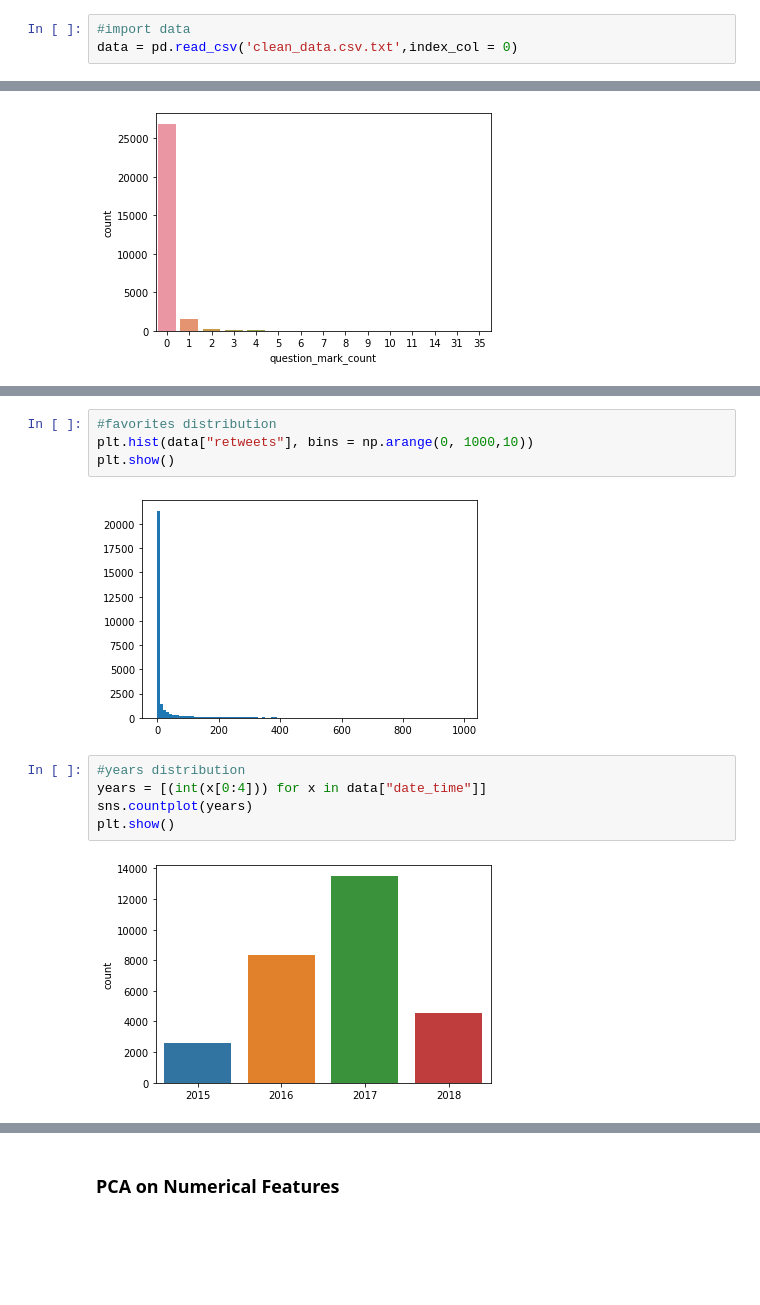
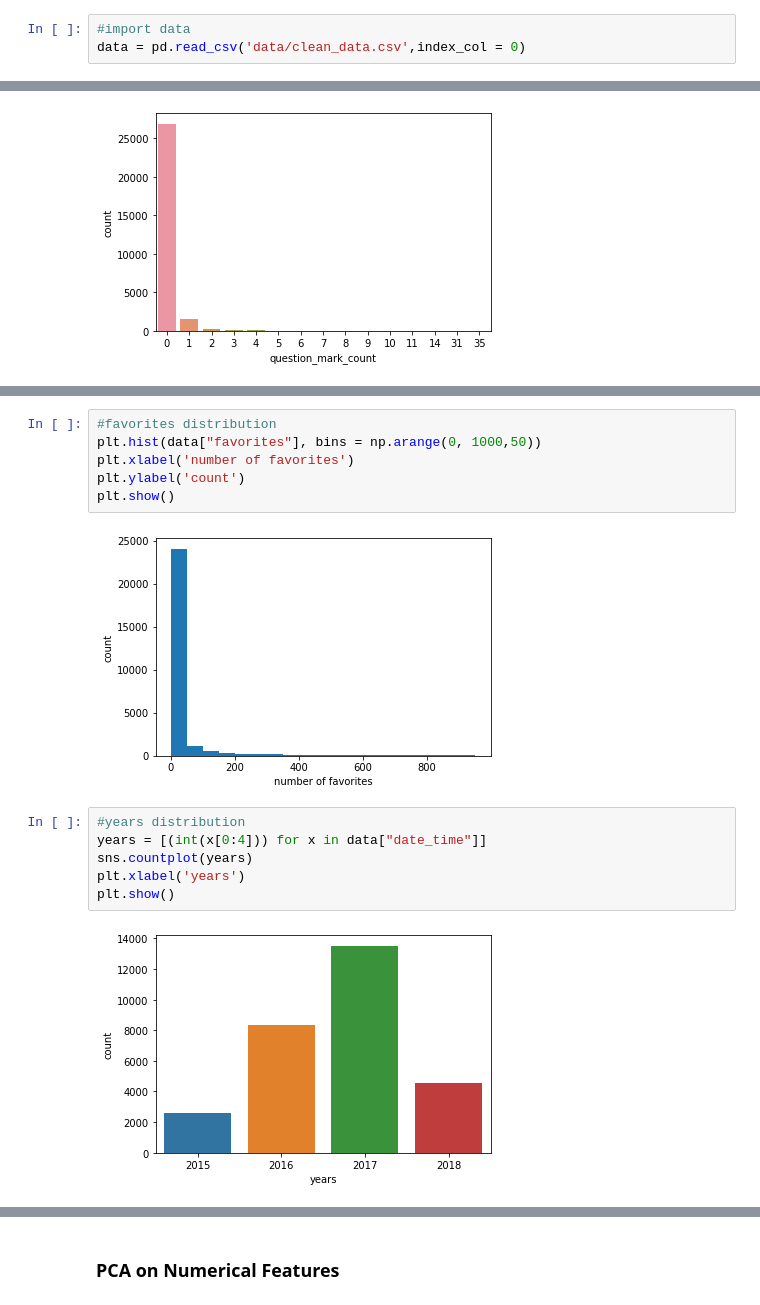
Before and after one commit to lcoda/Twitter-Climate-Change-Sentiment-Analysis, a Jupyter notebook: EDA.ipynb, the cells around one changed output, grey strips where cells are left out. Drawn from its saved outputs; the diff is of its cells as text; blank space fills up the shorter version.

Commit message:
Label graphs and add barplot for months

```diff
--- a/EDA.ipynb
+++ b/EDA.ipynb
@@ -11,7 +11,7 @@ import seaborn as sns
 import matplotlib.pyplot as plt
 # %%
 #import data
-data = pd.read_csv('clean_data.csv.txt',index_col = 0)
+data = pd.read_csv('data/clean_data.csv',index_col = 0)
 # %%
 data.head()
 # %% [output]
@@ -90,16 +94,19 @@ plt.show()
 # %%
 #favorites distribution
-plt.hist(data["retweets"], bins = np.arange(0, 1000,10))
+plt.hist(data["favorites"], bins = np.arange(0, 1000,50))
+plt.xlabel('number of favorites')
+plt.ylabel('count')
 plt.show()
 # %% [output]
-[figure, old version]
+[figure, new version]
 # %%
 #years distribution
 years = [(int(x[0:4])) for x in data["date_time"]]
 sns.countplot(years)
+plt.xlabel('years')
 plt.show()
 # %% [output]
-[figure, old version]
+[figure, new version]
 # %%
 #month distribution
 months = [(int(x[5:7])) for x in data["date_time"]]
```
Also changed, not shown: parts of 6 cells of this notebook.
